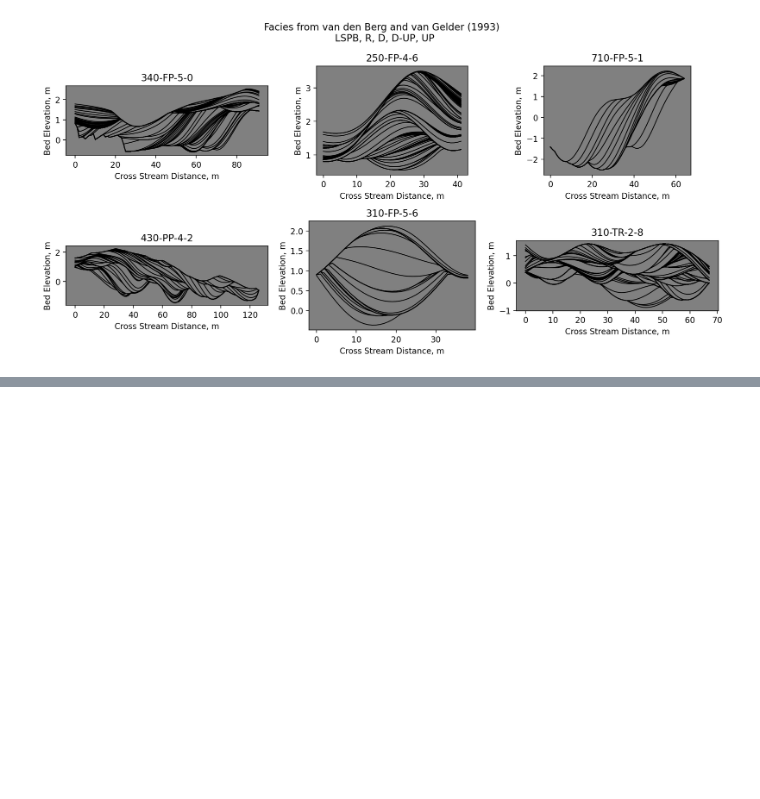
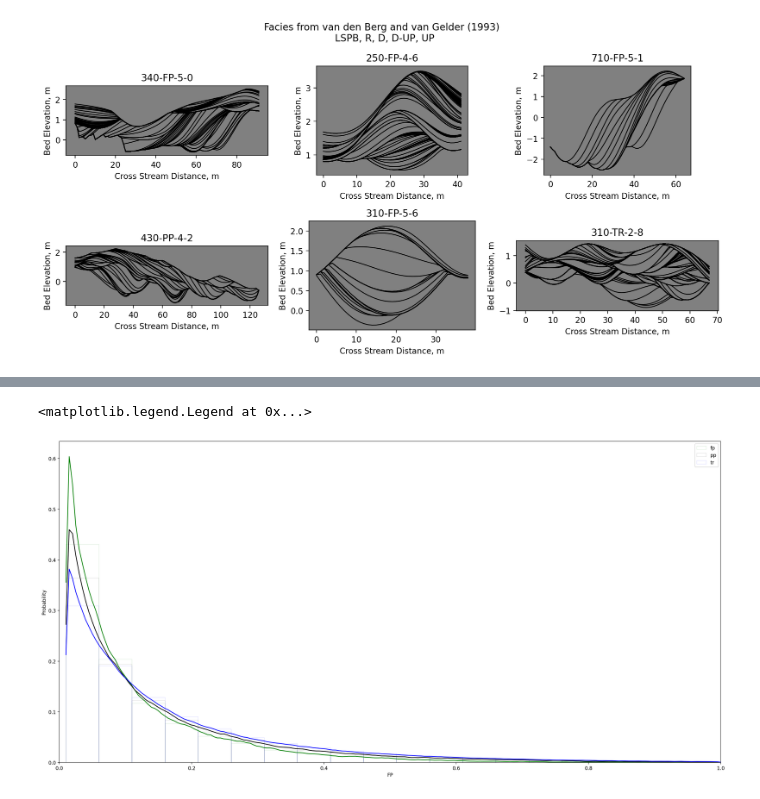
Before and after one commit to salpheus/BarCode, a Jupyter notebook: ReplotBars.ipynb, the cells around one changed output, grey strips where cells are left out. Cells and saved outputs as stored; diff of their text form; code cells hidden in the pictures; blank space fills up the shorter version.

```diff
--- a/ReplotBars.ipynb
+++ b/ReplotBars.ipynb
@@ -145,0 +149,18 @@ plt.savefig('/Volumes/SAF_Data/bar-manuscript_sum22/figures/type-bars-k.png', tr
+# %%
+init = '/Volumes/SAF_Data/NAYS2DH_files/Data/nparrays/barpkg-arrays/agubh2-100m-mmp'
+preservation = pd.DataFrame(columns = ['FP', 'PP', 'TR'])
+section = pd.DataFrame(columns = ['340', '430', '370', '670'])
+for root, dirs, files in os.walk(init):
+    for file in files:
+        arr = np.load(os.path.join(root, file), allow_pickle = True)[:, :, -1]
+        arr = arr[~np.isnan(arr)]
+        dimx = arr.shape[0]
+        if 'FP-' in file:
+            facies = pd.DataFrame(np.reshape(arr, (dimx, 1)), columns = ['FP'])
+        elif 'PP' in file:
+            facies = pd.DataFrame(np.reshape(arr, (dimx, 1)), columns = ['PP'])
+        else:
+            facies = pd.DataFrame(np.reshape(arr, (dimx, 1)), columns = ['TR'])
+        # print(facies)
+        # print(preservation)
+        preservation = pd.concat([preservation, facies])
@@ -145,0 +215,22 @@ plt.savefig('/Volumes/SAF_Data/bar-manuscript_sum22/figures/type-bars-k.png', tr
+# %%
+fpcrop = preservation['FP'][~pd.isnull(preservation['FP'])]
+fpcrop = fpcrop[fpcrop<1]
+fpcrop = fpcrop[fpcrop>0.01]
+
+ppcrop = preservation['PP'][~pd.isnull(preservation['PP'])]
+ppcrop = ppcrop[ppcrop<1]
+ppcrop = ppcrop[ppcrop>0.01]
+
+trcrop = preservation['TR'][~pd.isnull(preservation['TR'])]
+trcrop = trcrop[trcrop<1]
+trcrop = trcrop[trcrop>0.01]
+# %%
+plt.figure(figsize = (20, 10), tight_layout = True, dpi = 200)
+sns.histplot(fpcrop, binwidth = 0.05, stat = 'probability', kde = True, fill=False, linewidth=0.1, color = 'g', kde_kws = {'bw_adjust': .3}, line_kws={'color': 'green'}, label = 'fp', common_norm=True)
+sns.histplot(ppcrop, binwidth = 0.05, stat = 'probability', kde = True, fill=False,linewidth=0.1,color = 'k', kde_kws = {'bw_adjust': .3},  line_kws={'color': 'black'}, label = 'pp', common_norm=True)
+sns.histplot(trcrop, binwidth = 0.05, stat = 'probability', kde = True, fill = False, linewidth=0.1,  color = 'b', kde_kws = {'bw_adjust': .3}, line_kws={'color': 'blue'}, label = 'tr', common_norm=True)
+plt.xlim(0, 1)
+plt.legend()
+# %% [output]
+<matplotlib.legend.Legend at 0x...>
+[figure, added]
```
Also changed, not shown: parts of 14 cells of this notebook, 10 other files.
